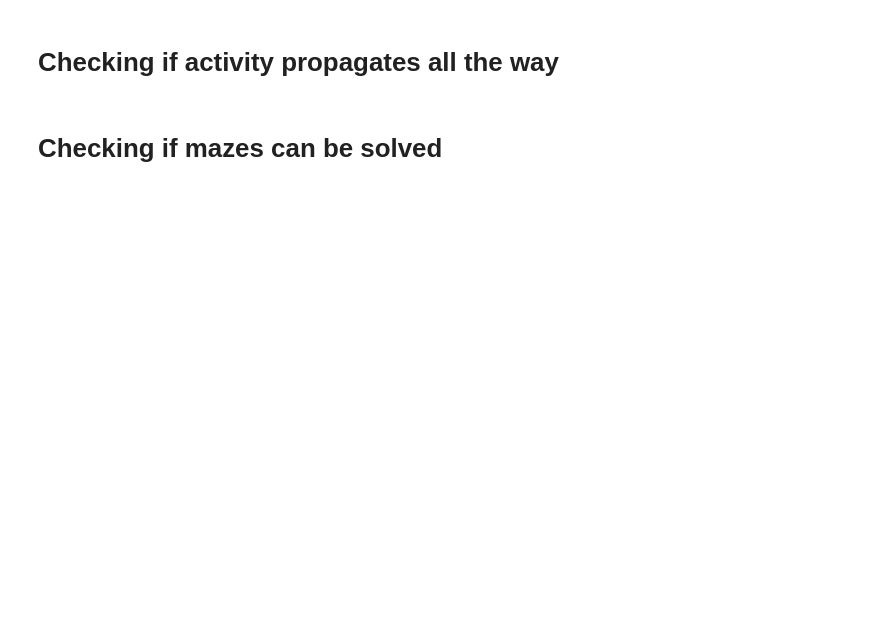
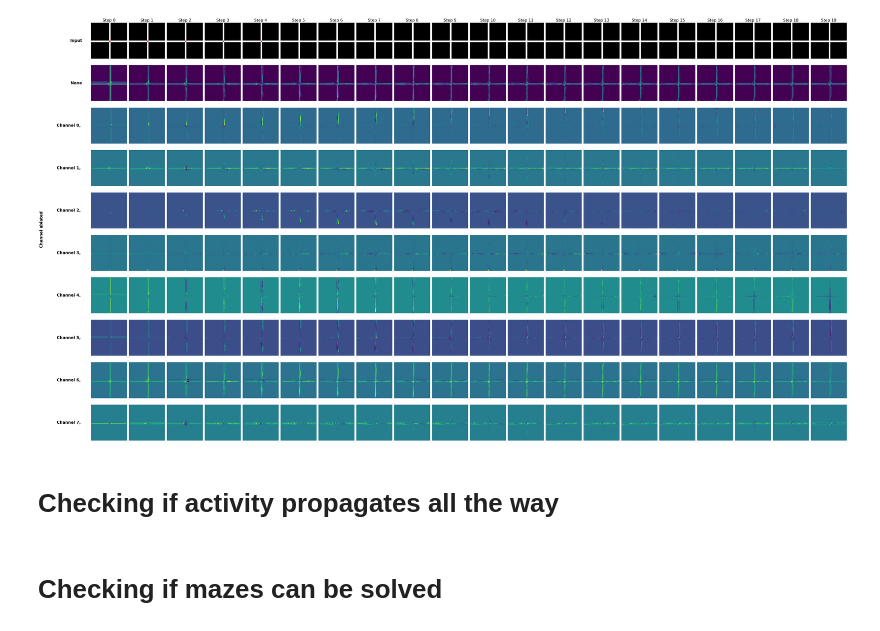
Before and after one commit to FieteLab/torch-biopl-dev, a Jupyter notebook: scripts/controlled_inputs.ipynb, the cells around one changed output. Cells and saved outputs as stored; diff of their text form; code cells hidden in the pictures; blank space fills up the shorter version.

```diff
--- a/scripts/controlled_inputs.ipynb
+++ b/scripts/controlled_inputs.ipynb
@@ -450,3 +583,44 @@ plt.show()
+# %%
+walls = base_input.copy()
+corridor_idx = 12
+walls[corridor_idx, :] = 1
+walls[:, corridor_idx] = 1
+walls = walls.repeat(2, axis=0).repeat(2, axis=1)
+walls = np.stack([walls, walls, walls], axis=0)   # shape (3, 48, 48)
+
+points = base_input.copy()
+points[12, 12] = 1
+points = points.repeat(2, axis=0).repeat(2, axis=1)
+points = points[np.newaxis, ...]
+inp = np.concatenate([walls, points], axis=0)
+inp = torch.tensor(inp, dtype=torch.float32)
+# plt.imshow(inp[0] + inp[3]*2)
+# plt.show()
+
+# ----- Build input tensor (T, C, H, W) -----
+num_steps = 20
+num_input_steps = 5
+
+C = np.concatenate([walls, points], axis=0)              # (4, 48, 48)
+C = np.repeat(C[None, ...], num_input_steps, axis=0)     # (num_input_steps, 4, 48, 48)
+
+empty_points = np.zeros_like(points)
+just_walls = np.concatenate([walls, empty_points], axis=0)        # (4, 48, 48)
+D = np.repeat(just_walls[None, ...], num_steps - num_input_steps, axis=0)
+just_walls = torch.as_tensor(just_walls, dtype=torch.float32)
+
+inp_np = np.concatenate([C, D], axis=0)                  # (num_steps, 4, 48, 48)
+inp = torch.as_tensor(inp_np, dtype=torch.float32)
+
+steps_to_plot = np.arange(0, num_steps)
+n_channels_to_plot = 8
+
+# When setting subtract_from_normal=True, positive activity is the activity that would be propagating if not for the ablation
+# If ablate_all_but=True, positive activity can only be probagated by the non ablated channel
+
+plot(inp, inp_np, just_walls, steps_to_plot, n_channels_to_plot, num_steps, excitatory=True, subtract_maze_activation=False, subtract_from_normal=True, ablate_all_but=False)
+# %% [output]
+[figure, added]
 # %% [markdown]
 # Checking if activity propagates all the way
 # %%
```
Also changed, not shown: parts of 36 cells of this notebook, 9 other files.
